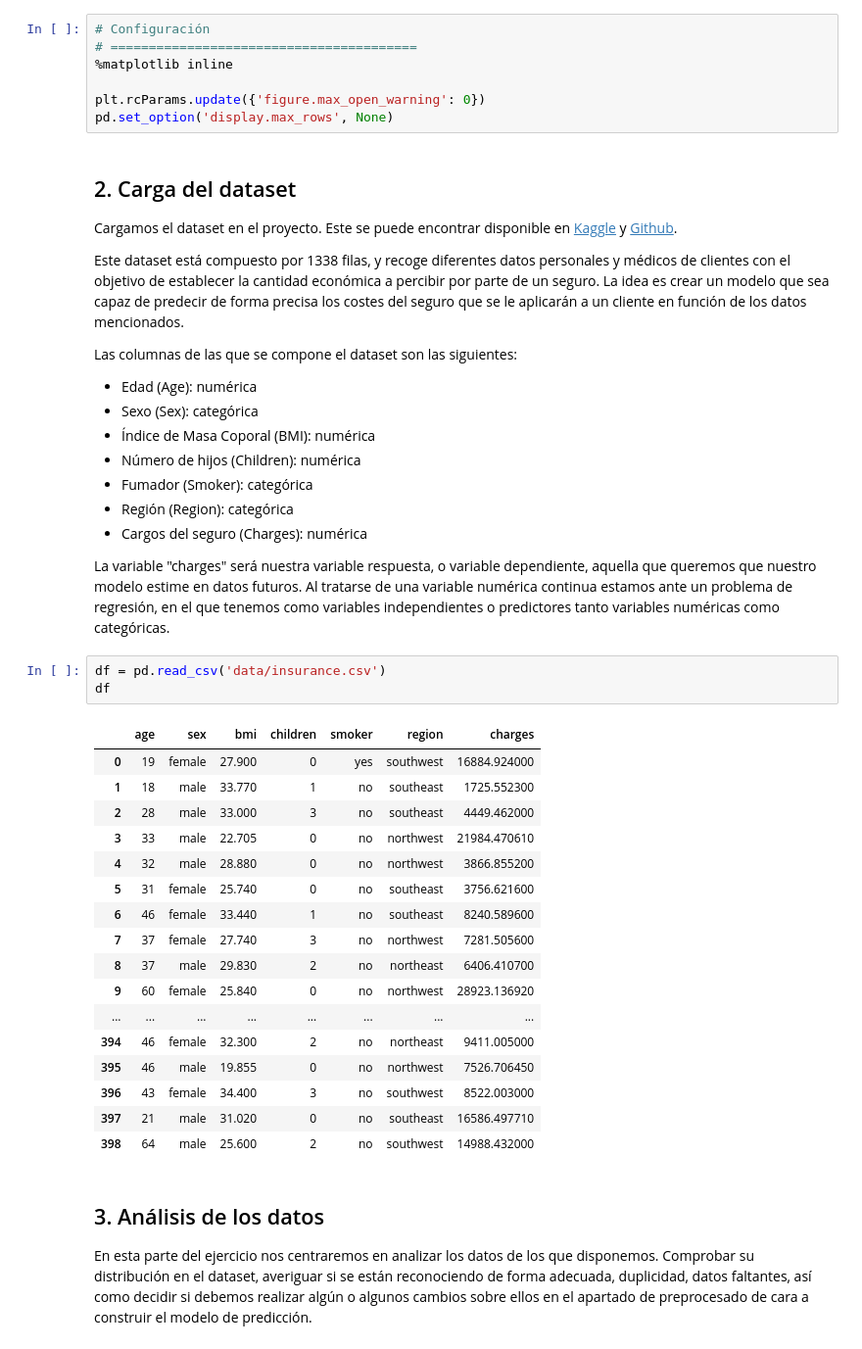
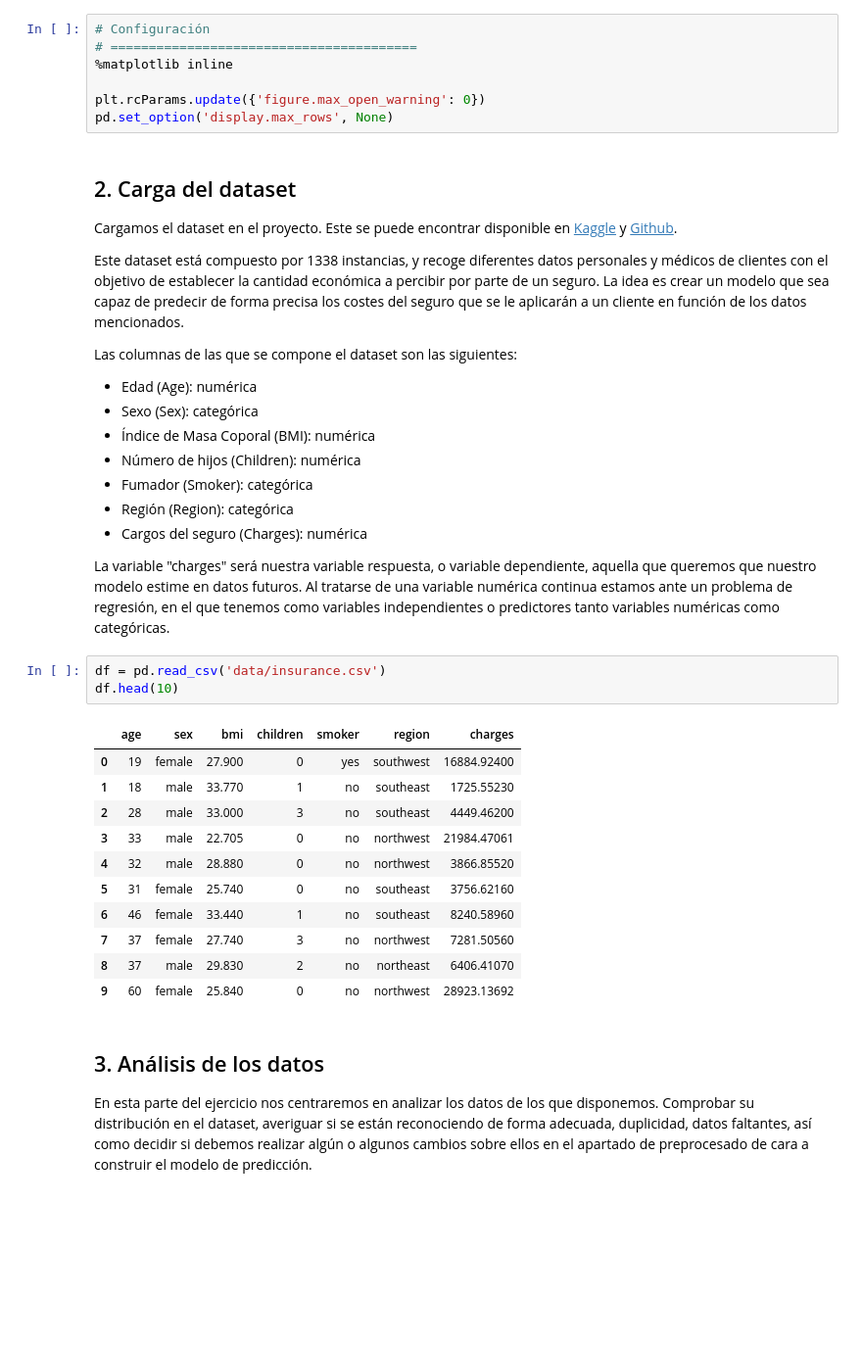
Before and after one commit to JuanManuelRamos/Proyectos-Machine-Learning-, a Jupyter notebook: ML Regresión/ML Reg - Previsión de seguros/ML Regresión - Previsión de seguros.ipynb, the cells around one changed output. Shown at 98% size. Drawn from its saved outputs; the diff is of its cells as text; blank space fills up the shorter version.

```diff
--- a/ML Regresión/ML Reg - Previsión de seguros/ML Regresión - Previsión de seguros.ipynb
+++ b/ML Regresión/ML Reg - Previsión de seguros/ML Regresión - Previsión de seguros.ipynb
@@ -74,7 +74,7 @@ pd.set_option('display.max_rows', None)
 
 Cargamos el dataset en el proyecto. Este se puede encontrar disponible en [Kaggle](https://www.kaggle.com/mirichoi0218/insurance) y [Github](https://github.com/stedy/Machine-Learning-with-R-datasets).
 
-Este dataset está compuesto por 1338 filas, y recoge diferentes datos personales y médicos de clientes con el objetivo de establecer la cantidad económica a percibir por parte de un seguro. La idea es crear un modelo que sea capaz de predecir de forma precisa los costes del seguro que se le aplicarán a un cliente en función de los datos mencionados.
+Este dataset está compuesto por 1338 instancias, y recoge diferentes datos personales y médicos de clientes con el objetivo de establecer la cantidad económica a percibir por parte de un seguro. La idea es crear un modelo que sea capaz de predecir de forma precisa los costes del seguro que se le aplicarán a un cliente en función de los datos mencionados.
 
 Las columnas de las que se compone el dataset son las siguientes:
 * Edad (Age): numérica
@@ -89,25 +89,19 @@ Las columnas de las que se compone el dataset son las siguientes:
 La variable "charges" será nuestra variable respuesta, o variable dependiente, aquella que queremos que nuestro modelo estime en datos futuros. Al tratarse de una variable numérica continua estamos ante un problema de regresión, en el que tenemos como variables independientes o predictores tanto variables numéricas como categóricas.
 # %%
 df = pd.read_csv('data/insurance.csv')
-df
+df.head(10)
 # %% [output]
 |  | age | sex | bmi | children | smoker | region | charges |
-| 0 | 19 | female | 27.900 | 0 | yes | southwest | 16884.924000 |
-| 1 | 18 | male | 33.770 | 1 | no | southeast | 1725.552300 |
-| 2 | 28 | male | 33.000 | 3 | no | southeast | 4449.462000 |
-| 3 | 33 | male | 22.705 | 0 | no | northwest | 21984.470610 |
-| 4 | 32 | male | 28.880 | 0 | no | northwest | 3866.855200 |
-| 5 | 31 | female | 25.740 | 0 | no | southeast | 3756.621600 |
-| 6 | 46 | female | 33.440 | 1 | no | southeast | 8240.589600 |
-| 7 | 37 | female | 27.740 | 3 | no | northwest | 7281.505600 |
-| 8 | 37 | male | 29.830 | 2 | no | northeast | 6406.410700 |
-| 9 | 60 | female | 25.840 | 0 | no | northwest | 28923.136920 |
-| ... | ... | ... | ... | ... | ... | ... | ... |
-| 394 | 46 | female | 32.300 | 2 | no | northeast | 9411.005000 |
-| 395 | 46 | male | 19.855 | 0 | no | northwest | 7526.706450 |
-| 396 | 43 | female | 34.400 | 3 | no | southwest | 8522.003000 |
-| 397 | 21 | male | 31.020 | 0 | no | southeast | 16586.497710 |
-| 398 | 64 | male | 25.600 | 2 | no | southwest | 14988.432000 |
+| 0 | 19 | female | 27.900 | 0 | yes | southwest | 16884.92400 |
+| 1 | 18 | male | 33.770 | 1 | no | southeast | 1725.55230 |
+| 2 | 28 | male | 33.000 | 3 | no | southeast | 4449.46200 |
+| 3 | 33 | male | 22.705 | 0 | no | northwest | 21984.47061 |
+| 4 | 32 | male | 28.880 | 0 | no | northwest | 3866.85520 |
+| 5 | 31 | female | 25.740 | 0 | no | southeast | 3756.62160 |
+| 6 | 46 | female | 33.440 | 1 | no | southeast | 8240.58960 |
+| 7 | 37 | female | 27.740 | 3 | no | northwest | 7281.50560 |
+| 8 | 37 | male | 29.830 | 2 | no | northeast | 6406.41070 |
+| 9 | 60 | female | 25.840 | 0 | no | northwest | 28923.13692 |
 # %% [markdown]
 ## 3. Análisis de los datos
 
```
Also changed, not shown: parts of 35 cells of this notebook, 2 other files.
